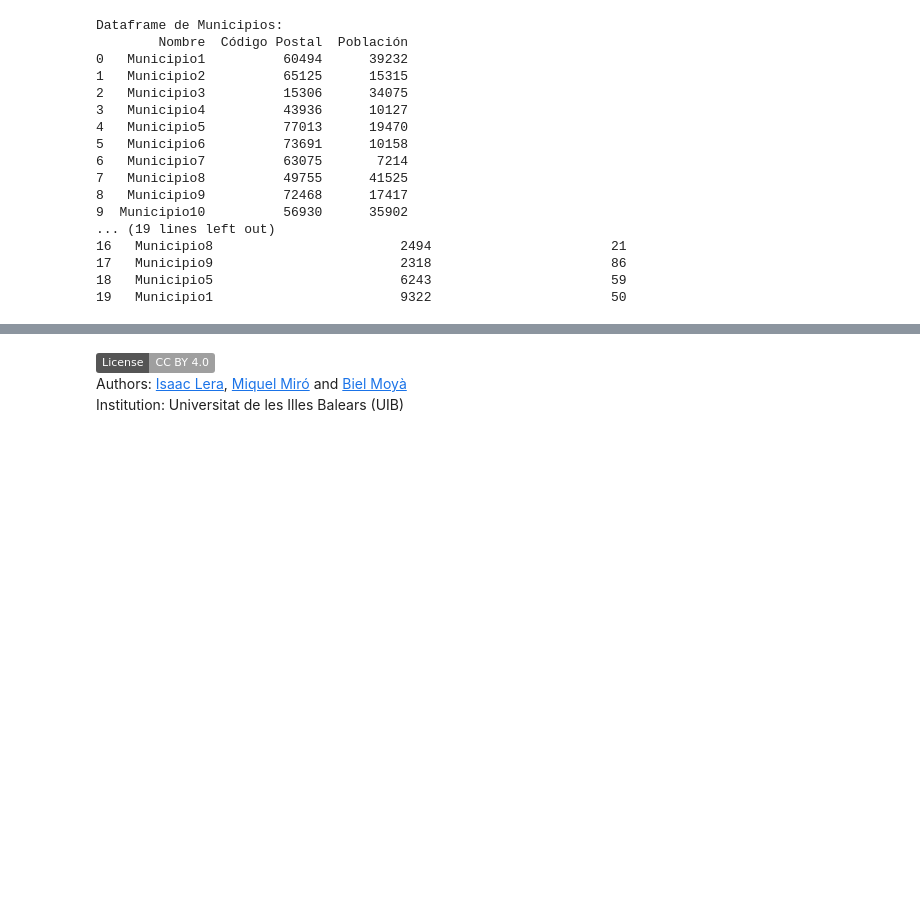
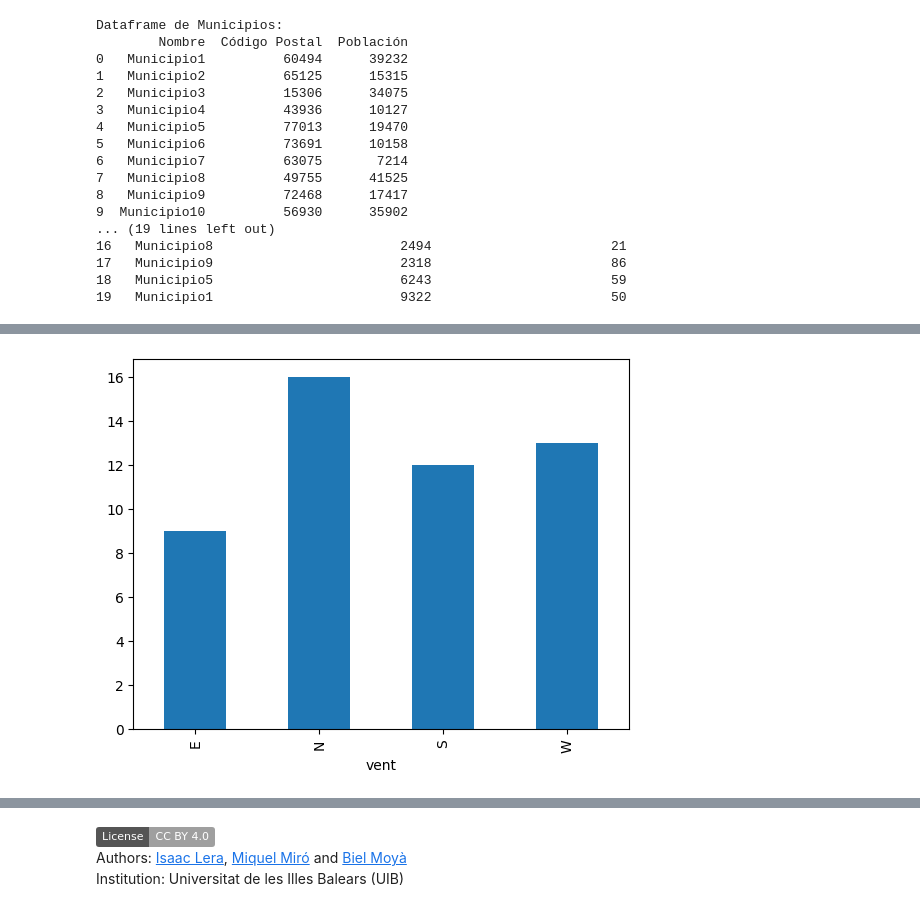
Before and after one commit to wisaaco/CURS_AdministracioAnaliticaAvan-adaDeDades, a Jupyter notebook: lessons/2_Pandas.ipynb, the cells around one changed output, grey strips where cells are left out. Cells and saved outputs as stored; diff of their text form; code cells hidden in the pictures; badges without logos; blank space fills up the shorter version.

```diff
--- a/lessons/2_Pandas.ipynb
+++ b/lessons/2_Pandas.ipynb
@@ -1036,0 +1249,4 @@ Dataframe de Municipios:
+# %%
+df.groupby(["vent"]).size().plot(kind="bar"); #millor un de barres
+# %% [output]
+[figure, added]
```
Also changed, not shown: parts of 82 cells of this notebook, 3 other files.
